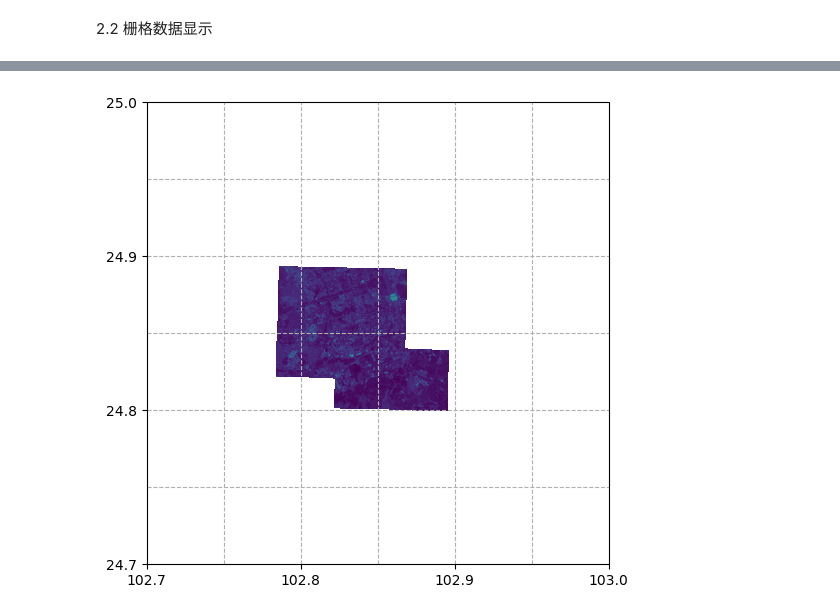
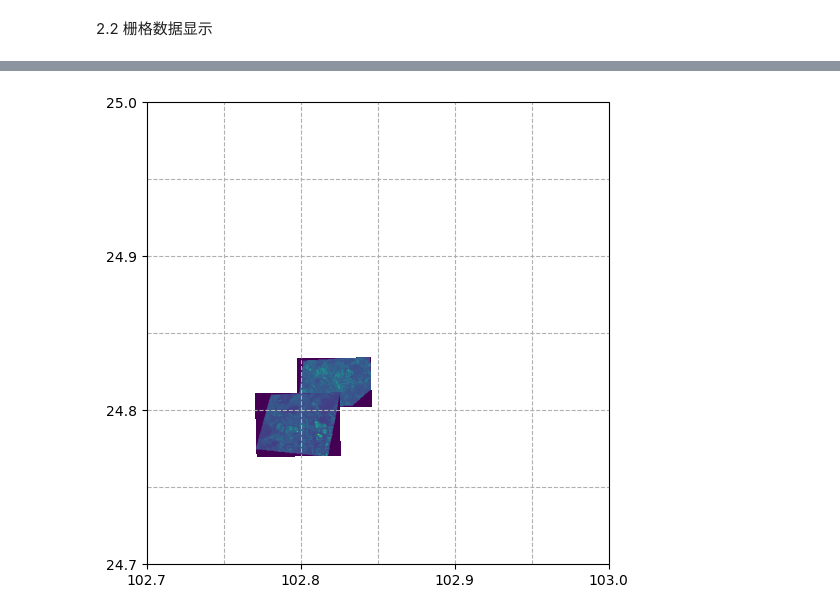
Before and after one commit to xinluo2018/open-source-gis-course, a Jupyter notebook: 第6章-GIS数据处理高级Python库-8课时/2_3_cartopy.ipynb, the cells around one changed output, grey strips where cells are left out. Cells and saved outputs as stored; diff of their text form; code cells hidden in the pictures.

```diff
--- a/第6章-GIS数据处理高级Python库-8课时/2_3_cartopy.ipynb
+++ b/第6章-GIS数据处理高级Python库-8课时/2_3_cartopy.ipynb
@@ -145,6 +160,6 @@ ax.imshow(rsimg_arr, transform=proj_utm45, extent=(left, right, bottom, top))
 # %%
-path_reg1 =  'data/Section-6/s2_chenggong_20200411_6bands_20m_subs.tif'
-path_reg2 =  'data/Section-6/s2_chenggong_20200411_6bands_20m_subs2.tif'
+path_reg1 =  'data/Section-6/s2_kunming_chenggong_6bands_20m_subs.tif'
+path_reg2 =  'data/Section-6/s2_kunming_chenggong_6bands_20m_subs2.tif'
 # %%
 rsimg_reg1_rio = rio.open(path_reg1)
 rsimg_reg2_rio = rio.open(path_reg2)
@@ -151,19 +177,18 @@ rsimg_reg2_rio = rio.open(path_reg2)
 # %%
-proj = ccrs.PlateCarree()
-proj_utm47=ccrs.UTM(zone=47, southern_hemisphere=False)
+proj_utm=ccrs.UTM(zone=48, southern_hemisphere=False)
 fig = plt.figure(figsize=(6,6))
 ax_geo = fig.add_subplot(111, projection=proj)
 x_ticks = [102.7, 102.8, 102.9, 103]
 y_ticks = [24.7, 24.8, 24.9, 25]
 ax_geo.set_extent([102.7, 103., 24.7, 25])
 extent_reg1 = [rsimg_reg1_rio.bounds[0], rsimg_reg1_rio.bounds[2],
                rsimg_reg1_rio.bounds[1], rsimg_reg1_rio.bounds[3]]
 extent_reg2 = [rsimg_reg2_rio.bounds[0], rsimg_reg2_rio.bounds[2],
                rsimg_reg2_rio.bounds[1], rsimg_reg2_rio.bounds[3]]
-ax_geo.imshow(rsimg_reg1_rio.read(1), transform=proj_utm47, extent=extent_reg1)
-ax_geo.imshow(rsimg_reg2_rio.read(1), transform=proj_utm47, extent=extent_reg2)
+ax_geo.imshow(rsimg_reg1_rio.read(1), extent=extent_reg1, transform=proj_utm)
+ax_geo.imshow(rsimg_reg2_rio.read(1), extent=extent_reg2, transform=proj_utm)
 grid = ax_geo.gridlines(draw_labels=False, linestyle='--')
 ax_geo.set_xticks(x_ticks);
 ax_geo.set_yticks(y_ticks);
 # %% [output]
-[figure, old version]
+[figure, new version]
```
Also changed, not shown: parts of 11 cells of this notebook, 6 other files.
